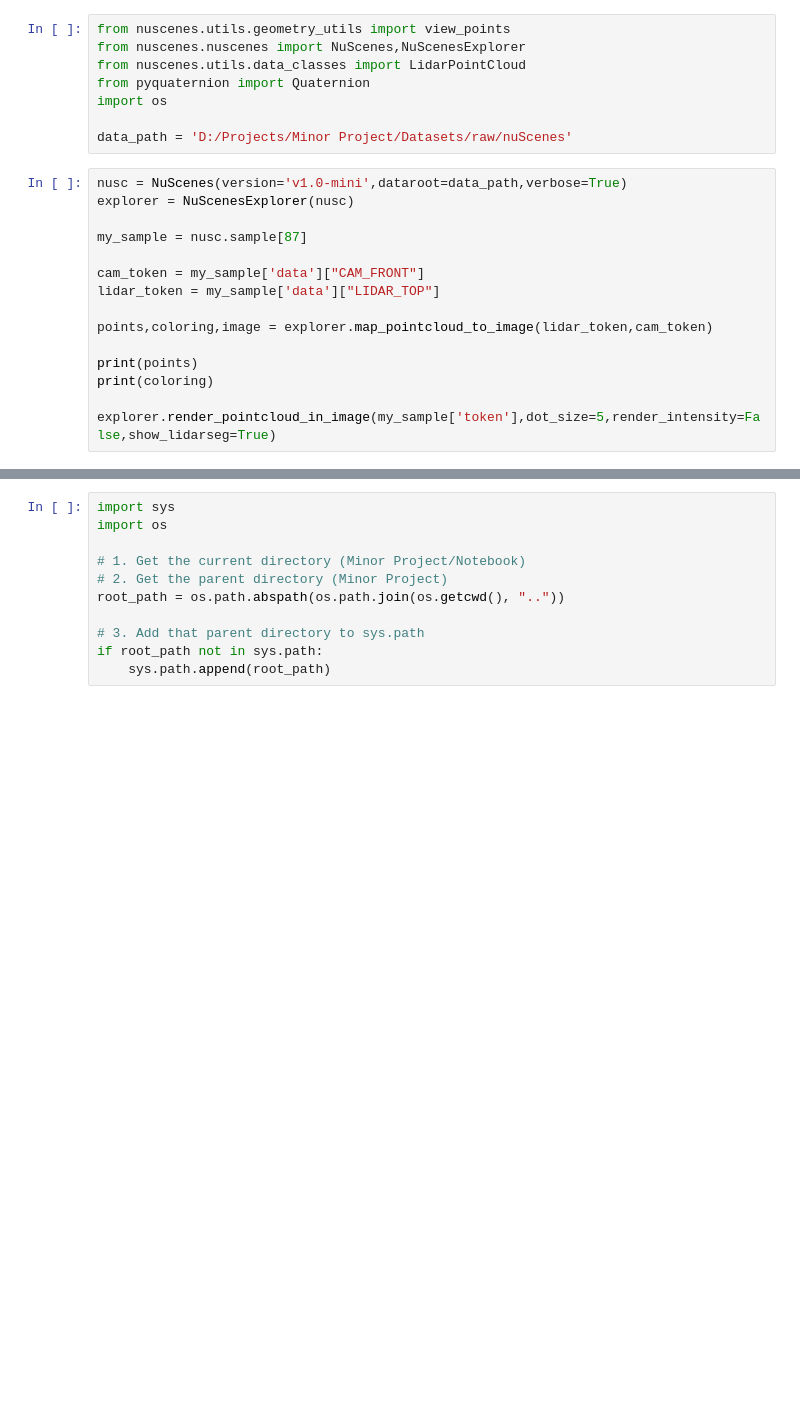
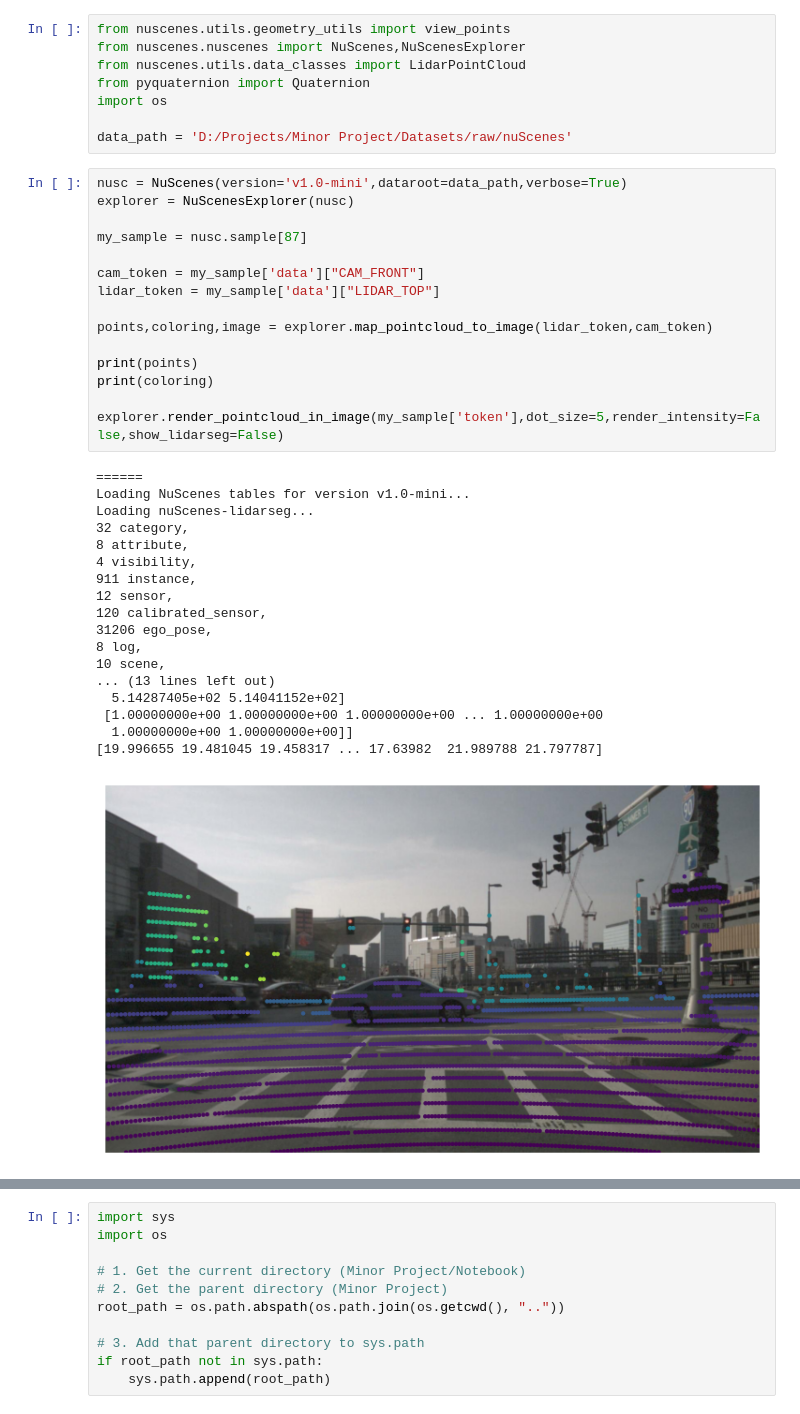
Before and after one commit to Utkristha/MONO-SAM, a Jupyter notebook: Notebook/1_depth.ipynb, the cells around one changed output, grey strips where cells are left out. Saved outputs shown, nothing was run; the diff lists cells and outputs as text; blank space fills up the shorter version.

```diff
--- a/Notebook/1_depth.ipynb
+++ b/Notebook/1_depth.ipynb
@@ -57,15 +88,34 @@ data_path = 'D:/Projects/Minor Project/Datasets/raw/nuScenes'
 # %%
 nusc = NuScenes(version='v1.0-mini',dataroot=data_path,verbose=True)
 explorer = NuScenesExplorer(nusc)
 
 my_sample = nusc.sample[87]
 
 cam_token = my_sample['data']["CAM_FRONT"]
 lidar_token = my_sample['data']["LIDAR_TOP"]
 
 points,coloring,image = explorer.map_pointcloud_to_image(lidar_token,cam_token)
 
 print(points)
 print(coloring)
 
-explorer.render_pointcloud_in_image(my_sample['token'],dot_size=5,render_intensity=False,show_lidarseg=True)
+explorer.render_pointcloud_in_image(my_sample['token'],dot_size=5,render_intensity=False,show_lidarseg=False)
+# %% [output]
+======
+Loading NuScenes tables for version v1.0-mini...
+Loading nuScenes-lidarseg...
+32 category,
+8 attribute,
+4 visibility,
+911 instance,
+12 sensor,
+120 calibrated_sensor,
+31206 ego_pose,
+8 log,
+10 scene,
+... (13 lines left out)
+  5.14287405e+02 5.14041152e+02]
+ [1.00000000e+00 1.00000000e+00 1.00000000e+00 ... 1.00000000e+00
+  1.00000000e+00 1.00000000e+00]]
+[19.996655 19.481045 19.458317 ... 17.63982  21.989788 21.797787]
+[figure, added]
```
Also changed, not shown: parts of 9 cells of this notebook, 11 other files.
